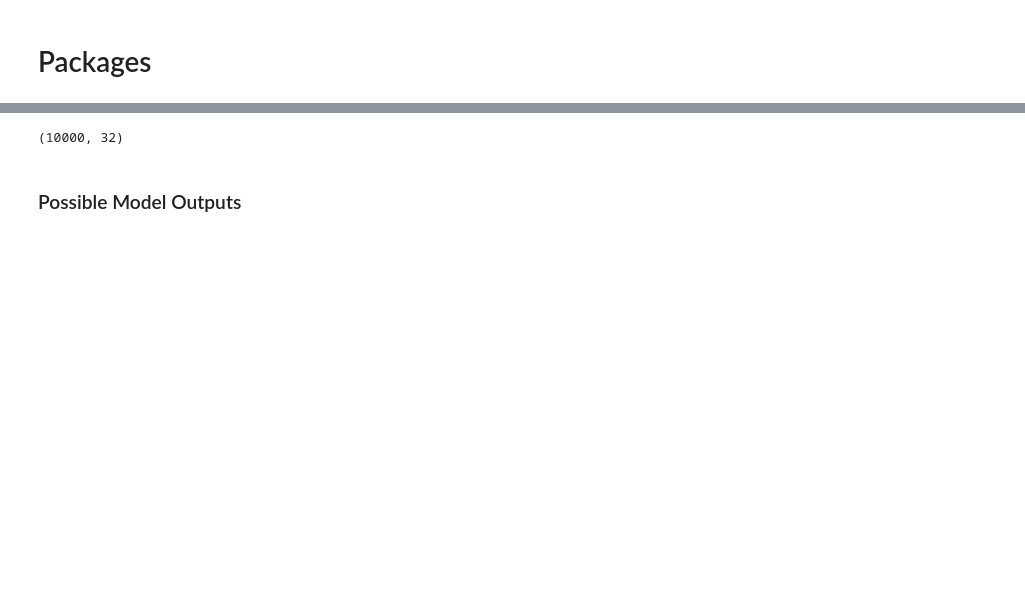
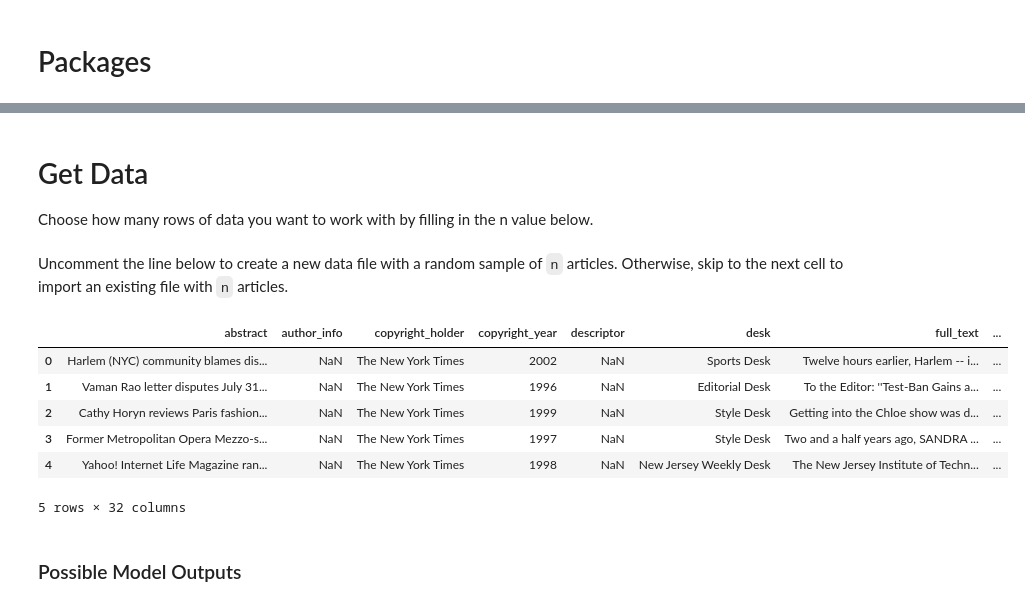
Before and after one commit to carmen16/news-article-topic-classification, a Jupyter notebook: Final_Project.ipynb, the cells around one changed output, grey strips where cells are left out. Drawn from its saved outputs; the diff is of its cells as text; code cells hidden in the pictures; blank space fills up the shorter version.

Commit message:
made N articles flexible

```diff
--- a/Final_Project.ipynb
+++ b/Final_Project.ipynb
@@ -20,0 +16,4 @@ from IPython.display import display, HTML
+# %% [markdown]
+# Get Data
+
+Choose how many rows of data you want to work with by filling in the n value below.
@@ -20,0 +22,2 @@ from IPython.display import display, HTML
+# %% [markdown]
+Uncomment the line below to create a new data file with a random sample of `n` articles. Otherwise, skip to the next cell to import an existing file with `n` articles.
@@ -21,7 +26,14 @@ from IPython.display import display, HTML
 # %%
-df = pd.read_csv('data/nyt_corpus.csv')
+df = pd.read_csv('data/nyt_corpus_'+str(n)+'.csv')
 df.shape
+df.head()
 # %% [output]
+|  | abstract | author_info | copyright_holder | copyright_year | descriptor | desk | full_text | ... |
+| 0 | Harlem (NYC) community blames dis... | NaN | The New York Times | 2002 | NaN | Sports Desk | Twelve hours earlier, Harlem -- i... | ... |
+| 1 | Vaman Rao letter disputes July 31... | NaN | The New York Times | 1996 | NaN | Editorial Desk | To the Editor: ''Test-Ban Gains a... | ... |
+| 2 | Cathy Horyn reviews Paris fashion... | NaN | The New York Times | 1999 | NaN | Style Desk | Getting into the Chloe show was d... | ... |
+| 3 | Former Metropolitan Opera Mezzo-s... | NaN | The New York Times | 1997 | NaN | Style Desk | Two and a half years ago, SANDRA ... | ... |
+| 4 | Yahoo! Internet Life Magazine ran... | NaN | The New York Times | 1998 | NaN | New Jersey Weekly Desk | The New Jersey Institute of Techn... | ... |
-(10000, 32)
+5 rows × 32 columns
 # %% [markdown]
 ### Possible Model Outputs
```
Also changed, not shown: parts of 15 cells of this notebook, 7 other files.
